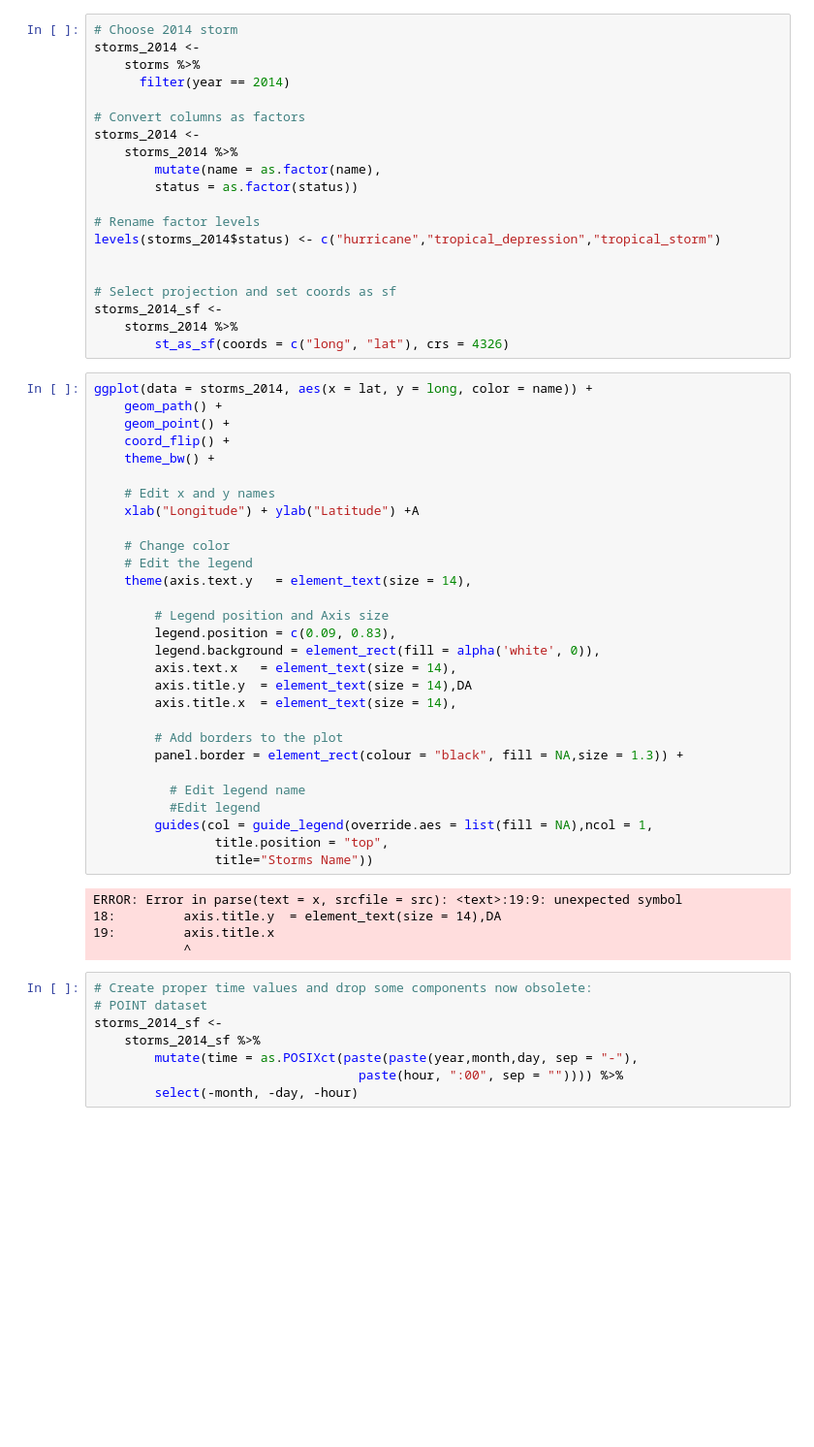
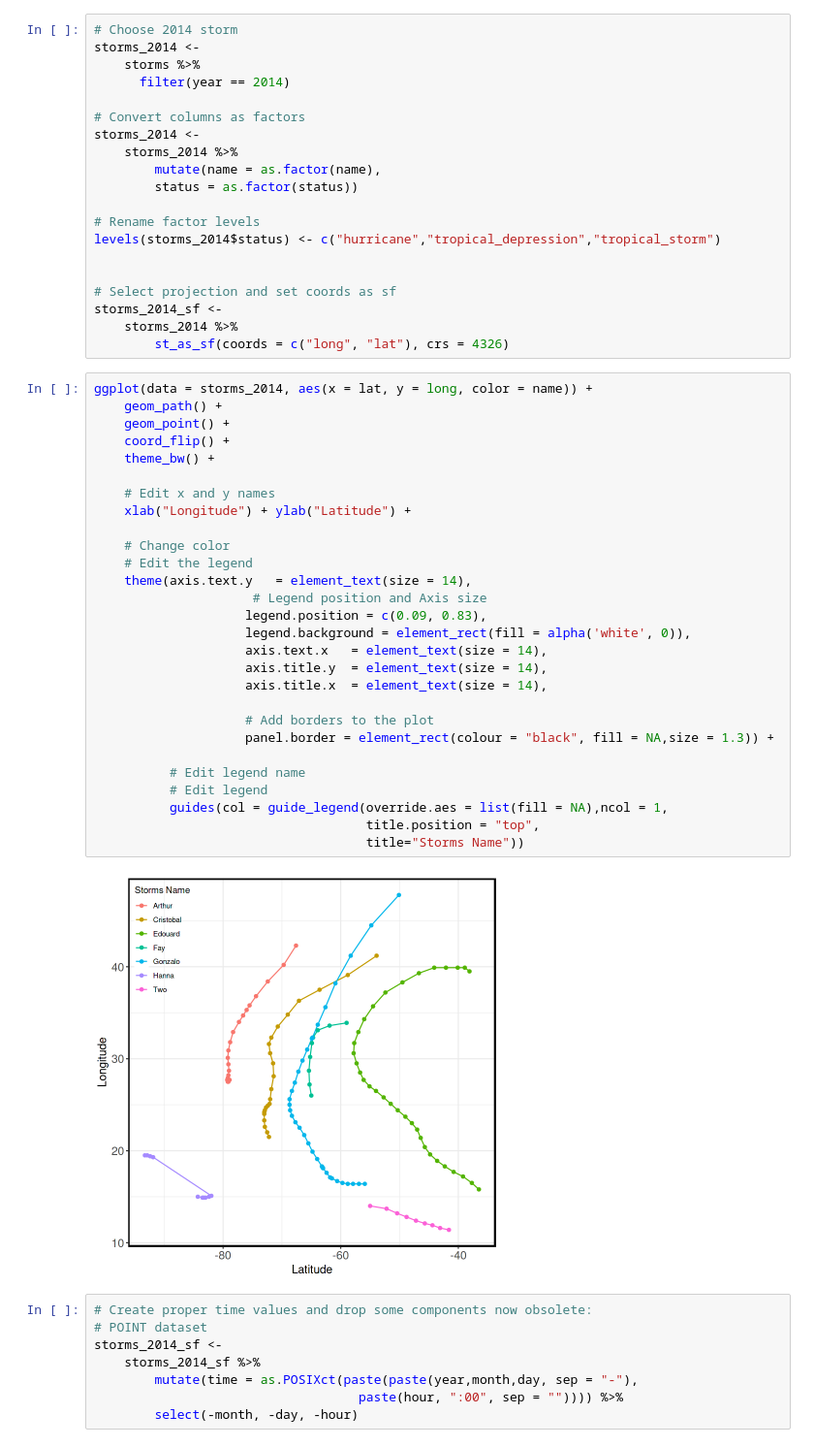
Before and after one commit to ecamo19/homework_statistical_data_science, a Jupyter notebook: hw1/notebooks/ipython_notebook/hw1_erick_calderon_morales.ipynb, the cells around one changed output. Shown at 97% size. Saved outputs shown, nothing was run; the diff lists cells and outputs as text; blank space fills up the shorter version.

```diff
--- a/hw1/notebooks/ipython_notebook/hw1_erick_calderon_morales.ipynb
+++ b/hw1/notebooks/ipython_notebook/hw1_erick_calderon_morales.ipynb
@@ -222,37 +222,33 @@ storms_2014_sf <-
 # %%
 ggplot(data = storms_2014, aes(x = lat, y = long, color = name)) +
     geom_path() +
     geom_point() +
     coord_flip() +
     theme_bw() +
 
     # Edit x and y names
-    xlab("Longitude") + ylab("Latitude") +A
+    xlab("Longitude") + ylab("Latitude") +
 
     # Change color
     # Edit the legend
     theme(axis.text.y   = element_text(size = 14),
+                     # Legend position and Axis size
+                    legend.position = c(0.09, 0.83),
+                    legend.background = element_rect(fill = alpha('white', 0)),
+                    axis.text.x   = element_text(size = 14),
+                    axis.title.y  = element_text(size = 14),
+                    axis.title.x  = element_text(size = 14),
 
-        # Legend position and Axis size
-        legend.position = c(0.09, 0.83),
-        legend.background = element_rect(fill = alpha('white', 0)),
-        axis.text.x   = element_text(size = 14),
-        axis.title.y  = element_text(size = 14),DA
-        axis.title.x  = element_text(size = 14),
-
-        # Add borders to the plot
-        panel.border = element_rect(colour = "black", fill = NA,size = 1.3)) +
+                    # Add borders to the plot
+                    panel.border = element_rect(colour = "black", fill = NA,size = 1.3)) +
 
           # Edit legend name
-          #Edit legend
-        guides(col = guide_legend(override.aes = list(fill = NA),ncol = 1,
-                title.position = "top",
-                title="Storms Name"))
+          # Edit legend
+          guides(col = guide_legend(override.aes = list(fill = NA),ncol = 1,
+                                    title.position = "top",
+                                    title="Storms Name"))
 # %% [output]
-ERROR: Error in parse(text = x, srcfile = src): <text>:19:9: unexpected symbol
-18:         axis.title.y  = element_text(size = 14),DA
-19:         axis.title.x
-            ^
+[figure, added]
 # %%
 # Create proper time values and drop some components now obsolete:
 # POINT dataset
```
Also changed, not shown: parts of 4 cells of this notebook.
